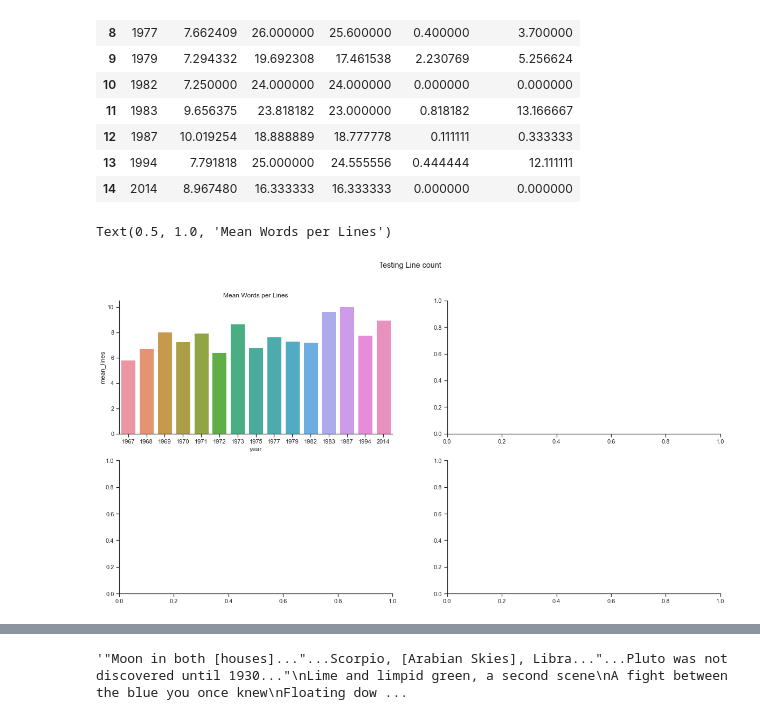
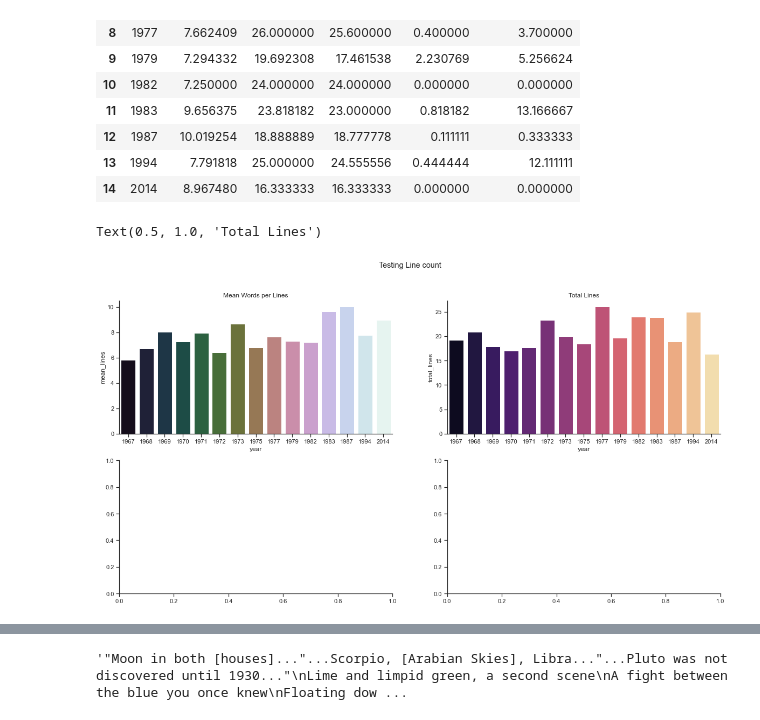
Before and after one commit to kelvinpurdom/PinkFloydLyrics, a Jupyter notebook: notebooks/PinkFloyd.ipynb, the cells around one changed output, grey strips where cells are left out. Saved outputs shown, nothing was run; the diff lists cells and outputs as text; code cells hidden in the pictures.

Commit message:
added total lines

```diff
--- a/notebooks/PinkFloyd.ipynb
+++ b/notebooks/PinkFloyd.ipynb
@@ -170,12 +170,14 @@ df_clines_gb
 # %%
 fig,axs = plt.subplots(2,2,figsize=(20,10))
 fig.suptitle('Testing Line count')
 
-sns.barplot(ax=axs[0,0],x="year",y='mean_lines', data=df_clines_gb)
+sns.barplot(ax=axs[0,0],x="year",y='mean_lines', data=df_clines_gb, palette="cubehelix")
 axs[0,0].set_title('Mean Words per Lines')
+sns.barplot(ax=axs[0,1],x="year",y='total_lines', data=df_clines_gb, palette="magma")
+axs[0,1].set_title('Total Lines')
 # %% [output]
-Text(0.5, 1.0, 'Mean Words per Lines')
+Text(0.5, 1.0, 'Total Lines')
-[figure, old version]
+[figure, new version]
 # %%
 tokenizer = Tokenizer(char_level=False)
 tokenizer.fit_on_texts([df.lyrics.iloc[1].replace('\n',' \n ')])
```
